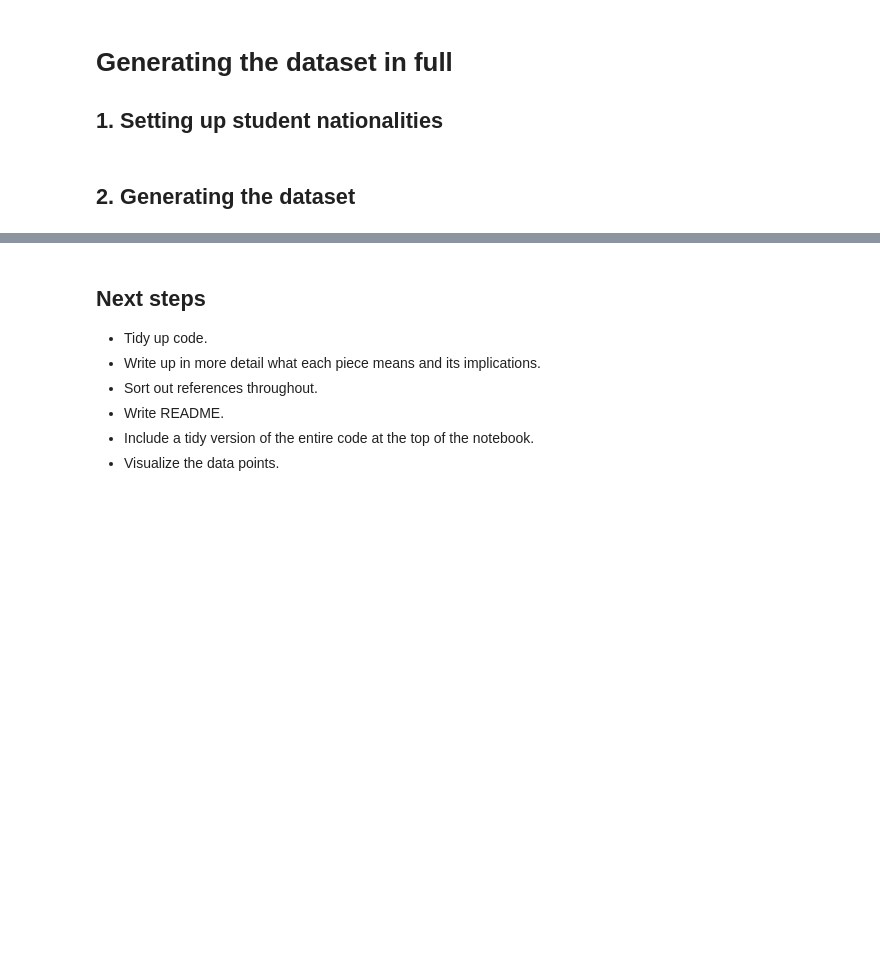
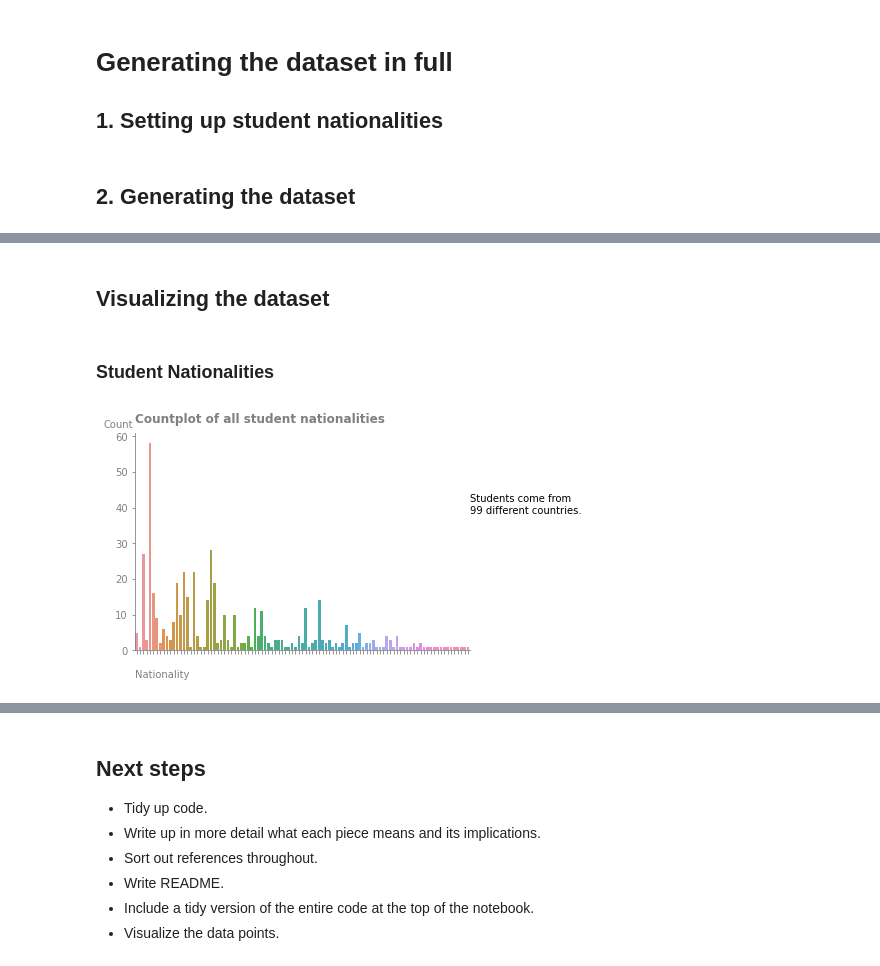
Before and after one commit to OtherBrian/pda-project, a Jupyter notebook: simulated-dataset.ipynb, the cells around one changed output, grey strips where cells are left out. Cells and saved outputs as stored; diff of their text form; code cells hidden in the pictures; blank space fills up the shorter version.

Commit message:
Added visualizations for student nationality and test results.

```diff
--- a/simulated-dataset.ipynb
+++ b/simulated-dataset.ipynb
@@ -795,11 +795,11 @@ chinese_class_df.loc[~chinese_class_df['HSK Level'].isin(hsk_writing_sections),
 hsk_pass_60_tests = ['HSK1','HSK2','HSK3','HSK4','HSK5']
 
 #Pass/Fail for the tests that require 60 points to pass.
-chinese_class_df.loc[(chinese_class_df['HSK Level'].isin(hsk_pass_60_tests)) & (chinese_class_df['Total Written Score'] >= 60), 'HSK Pass'] = 1
-chinese_class_df.loc[(chinese_class_df['HSK Level'].isin(hsk_pass_60_tests)) & (chinese_class_df['Total Written Score'] < 60), 'HSK Pass'] = 0
+chinese_class_df.loc[(chinese_class_df['HSK Level'].isin(hsk_pass_60_tests)) & (chinese_class_df['Total Written Score'] >= 60), 'HSK Pass'] = 'Pass'
+chinese_class_df.loc[(chinese_class_df['HSK Level'].isin(hsk_pass_60_tests)) & (chinese_class_df['Total Written Score'] < 60), 'HSK Pass'] = 'Fail'
 #Pass/Fail for HSK 6 (40 points to pass)
-chinese_class_df.loc[(~chinese_class_df['HSK Level'].isin(hsk_pass_60_tests)) & (chinese_class_df['Total Written Score'] >=40), 'HSK Pass'] = 1
-chinese_class_df.loc[(~chinese_class_df['HSK Level'].isin(hsk_pass_60_tests)) & (chinese_class_df['Total Written Score'] <40), 'HSK Pass'] = 0
+chinese_class_df.loc[(~chinese_class_df['HSK Level'].isin(hsk_pass_60_tests)) & (chinese_class_df['Total Written Score'] >=40), 'HSK Pass'] = 'Pass'
+chinese_class_df.loc[(~chinese_class_df['HSK Level'].isin(hsk_pass_60_tests)) & (chinese_class_df['Total Written Score'] <40), 'HSK Pass'] = 'Fail'
 
 #Simulating students that took the oral test, based off percentage calculated in the HSK section of this notebook.
 chinese_class_df['HSK oral test?'] = rng.binomial(1, 0.01, school_size)
@@ -819,5 +819,5 @@ chinese_class_df.loc[chinese_class_df['Speaking'] > 100, 'Speaking'] = 100
 chinese_class_df[['Speaking']] = chinese_class_df[['Speaking']].apply(pd.Series.round)
 
 #Highlighting who passed and failed.
-chinese_class_df.loc[chinese_class_df['Speaking'] >= 60, 'HSK Oral Pass'] = 1
-chinese_class_df.loc[chinese_class_df['Speaking'] < 60, 'HSK Oral Pass'] = 0
+chinese_class_df.loc[chinese_class_df['Speaking'] >= 60, 'HSK Oral Pass'] = 'Pass'
+chinese_class_df.loc[chinese_class_df['Speaking'] < 60, 'HSK Oral Pass'] = 'Fail'
@@ -844,0 +833,2 @@ chinese_class_df.head(20)
+# %% [markdown]
+## Visualizing the dataset
@@ -844,0 +838,35 @@ chinese_class_df.head(20)
+# %%
+#Creating a function for general formatting of my plots.
+def format_plots(ax, title, xlabel, ylabel):
+    grey = '#808080'
+
+    #Creating objects for the plot for easier customisation.
+    fig.suptitle(title, x=0.125, y = 0.95, fontsize = 12, ha='left', color = grey, fontweight = 'bold')
+
+    #Using fig.text for the axis laels as it gives more flexibility.
+    fig.text(0.125, 0.03, xlabel, ha='left', color = grey)
+    fig.text(0.12, 0.9, ylabel, ha='right', color = grey)
+
+    #Will edit the spines, so that we can highlight the data in the plot itself.
+    ax.spines['right'].set_visible(False)
+    ax.spines['top'].set_visible(False)
+    ax.spines['left'].set_color(grey)
+    ax.spines['bottom'].set_color(grey)
+    ax.tick_params(axis='both', colors=grey)
+
+    ax.set_ylabel('')
+    ax.set_xlabel('')
+
+    return ax
+# %% [markdown]
+### Student Nationalities
+# %%
+#https://seaborn.pydata.org/generated/seaborn.countplot.html
+fig, ax = plt.subplots()
+ax = sns.countplot(x = chinese_class_df['Nationality'])
+format_plots(ax, "Countplot of all student nationalities", "Nationality", "Count")
+ax.set(xticklabels=[])
+fig.text(0.9, 0.6, "Students come from \n{} different countries.".format(len(chinese_class_df['Nationality'].unique())), ha='left')
+ax;
+# %% [output]
+[figure, added]
```
Also changed, not shown: parts of 9 cells of this notebook.
